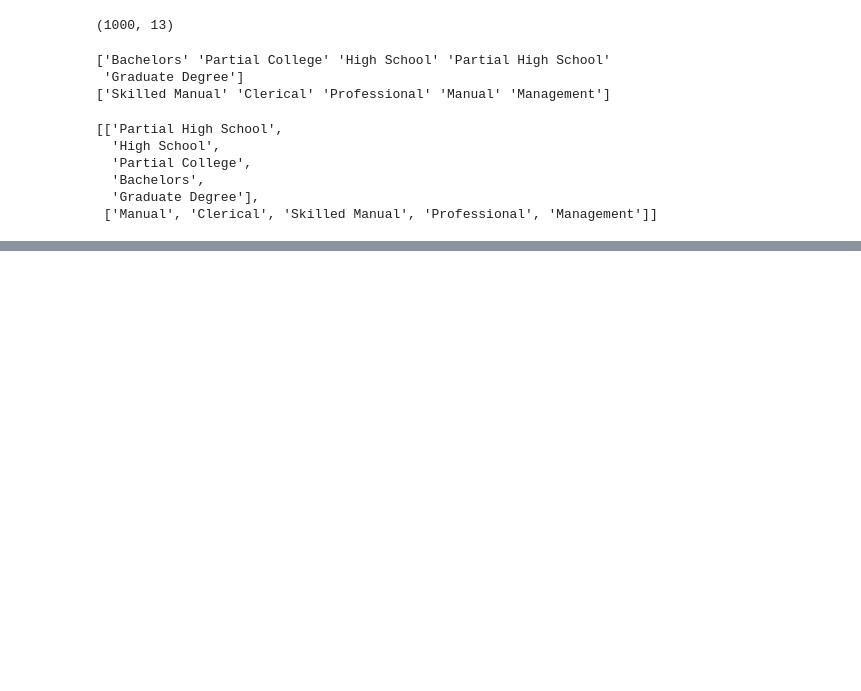
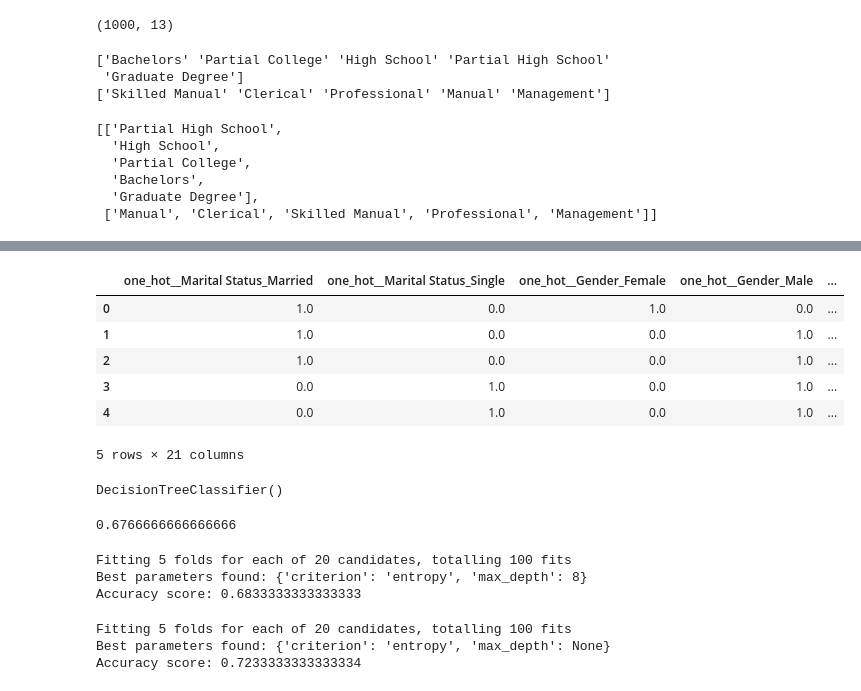
Before and after one commit to abhisunny2610/Data-Science, a Jupyter notebook: Machine Learning/ColumnTransformer.ipynb, the cells around one changed output, grey strips where cells are left out. Saved outputs shown, nothing was run; the diff lists cells and outputs as text; code cells hidden in the pictures; blank space fills up the shorter version.

```diff
--- a/Machine Learning/ColumnTransformer.ipynb
+++ b/Machine Learning/ColumnTransformer.ipynb
@@ -75,0 +115,24 @@ ValueError: No valid specification of the columns. Only a scalar, list or slice
+# %%
+data_x = encoder_df.drop(columns=["remainder__Purchased Bike"])
+data_y = df["Purchased Bike"].factorize()[0]
+train_x, test_x, train_y, test_y = train_test_split(data_x, data_y, test_size=0.3)
+# %%
+data_x.head()
+# %% [output]
+|  | one_hot__Marital Status_Married | one_hot__Marital Status_Single | one_hot__Gender_Female | one_hot__Gender_Male | ... |
+| 0 | 1.0 | 0.0 | 1.0 | 0.0 | ... |
+| 1 | 1.0 | 0.0 | 0.0 | 1.0 | ... |
+| 2 | 1.0 | 0.0 | 0.0 | 1.0 | ... |
+| 3 | 0.0 | 1.0 | 0.0 | 1.0 | ... |
+| 4 | 0.0 | 1.0 | 0.0 | 1.0 | ... |
+5 rows × 21 columns
+# %%
+d_tree = DecisionTreeClassifier()
+d_tree.fit(train_x, train_y)
+# %% [output]
+DecisionTreeClassifier()
+# %%
+y_pred = d_tree.predict(test_x)
+accuracy_score(test_y, y_pred)
+# %% [output]
+0.6766666666666666
@@ -75,0 +145,25 @@ ValueError: No valid specification of the columns. Only a scalar, list or slice
+# %%
+grid_search = GridSearchCV(estimator=d_tree, param_grid=param_grid, cv=5, scoring='accuracy', verbose=1, n_jobs=4)
+grid_search.fit(train_x, train_y)
+print("Best parameters found:", grid_search.best_params_)
+best_d_tree = grid_search.best_estimator_
+y_pred = best_d_tree.predict(test_x)
+accuracy = accuracy_score(test_y, y_pred)
+print("Accuracy score:", accuracy)
+# %% [output]
+Fitting 5 folds for each of 20 candidates, totalling 100 fits
+Best parameters found: {'criterion': 'entropy', 'max_depth': 8}
+Accuracy score: 0.6833333333333333
+# %%
+random_forest = RandomForestClassifier()
+grid_search = GridSearchCV(estimator=random_forest, param_grid=param_grid, cv=5, scoring='accuracy', verbose=1, n_jobs=4)
+grid_search.fit(train_x, train_y)
+print("Best parameters found:", grid_search.best_params_)
+best_d_tree = grid_search.best_estimator_
+y_pred = best_d_tree.predict(test_x)
+accuracy = accuracy_score(test_y, y_pred)
+print("Accuracy score:", accuracy)
+# %% [output]
+Fitting 5 folds for each of 20 candidates, totalling 100 fits
+Best parameters found: {'criterion': 'entropy', 'max_depth': None}
+Accuracy score: 0.7233333333333334
```
Also changed, not shown: parts of 10 cells of this notebook, 1 other file.
